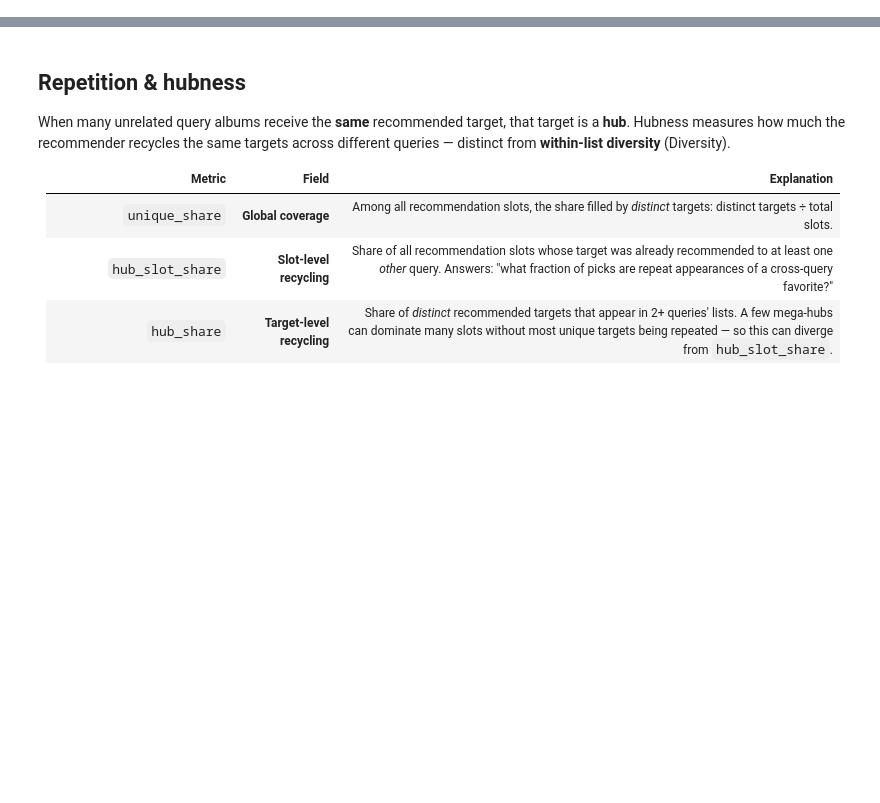
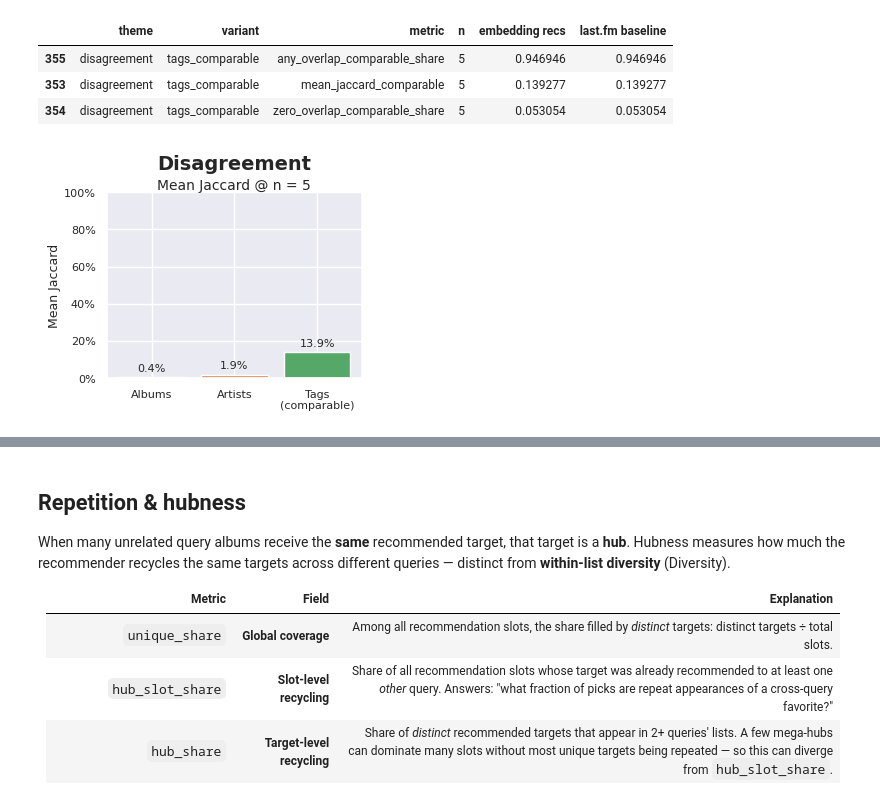
Before and after one commit to lbarleta/critical-listener, a Jupyter notebook: evaluation/lastfm_bench.ipynb, the cells around one changed output, grey strips where cells are left out. Drawn from its saved outputs; the diff is of its cells as text; code cells hidden in the pictures; blank space fills up the shorter version.

Commit message:
refactor: review disagreement and baseline recovery sections

```diff
--- a/evaluation/lastfm_bench.ipynb
+++ b/evaluation/lastfm_bench.ipynb
@@ -85,0 +132,11 @@ Loaded cached bench data from /home/lbarleta/erdos/critical-listener/lastfm-benc
+# %%
+show_theme(metrics_df, "disagreement", "tags_comparable", n=5)
+# %% [output]
+|  | theme | variant | metric | n | embedding recs | last.fm baseline |
+| 355 | disagreement | tags_comparable | any_overlap_comparable_share | 5 | 0.946946 | 0.946946 |
+| 353 | disagreement | tags_comparable | mean_jaccard_comparable | 5 | 0.139277 | 0.139277 |
+| 354 | disagreement | tags_comparable | zero_overlap_comparable_share | 5 | 0.053054 | 0.053054 |
+# %%
+plot_disagreement_jaccard_bars(metrics_df, n=TOP_N, figsize=(3, 3))
+# %% [output]
+[figure, new version]
```
Also changed, not shown: parts of 36 cells of this notebook, 3 other files.
